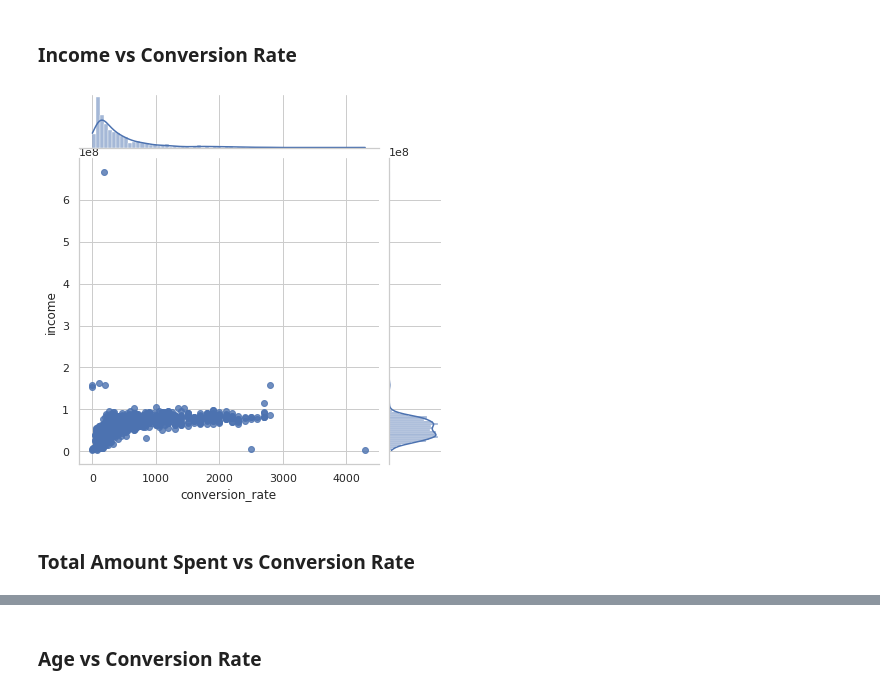
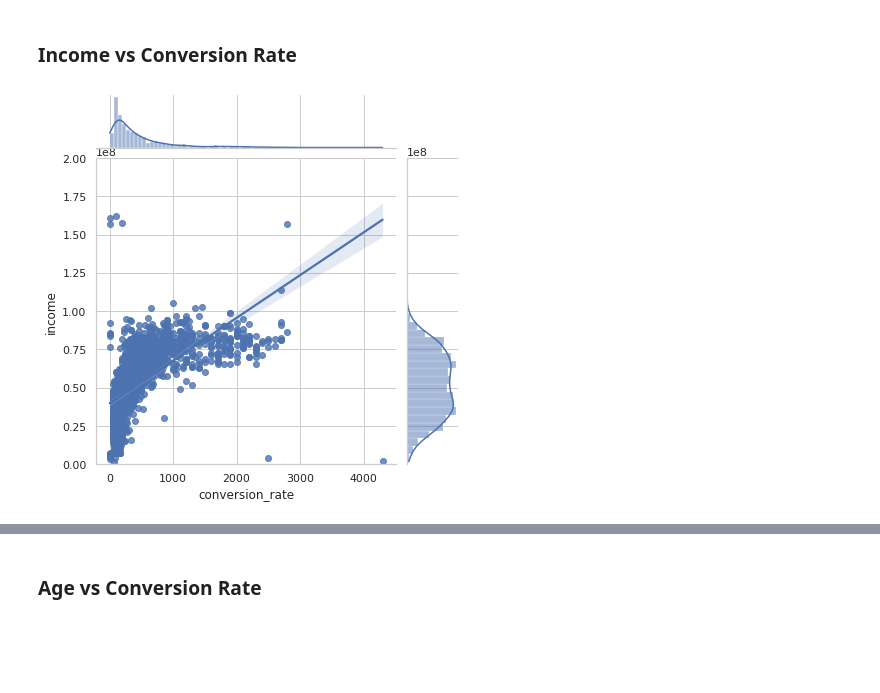
Before and after one commit to irfan-fadhlurrahman/marketing-performance-cust, a Jupyter notebook: notebook/Task_1.ipynb, the cells around one changed output, grey strips where cells are left out. Saved outputs shown, nothing was run; the diff lists cells and outputs as text; code cells hidden in the pictures; blank space fills up the shorter version.

```diff
--- a/notebook/Task_1.ipynb
+++ b/notebook/Task_1.ipynb
@@ -130,7 +150,7 @@ def feature_engineering(df):
 
     # conversion rate
     df['conversion_rate'] = 100 * df['total_purchase_count'] / df['num_web_visits_month']
-    df['conversion_rate'] = df['conversion_rate'].fillna(0)
+    df['conversion_rate'] = df['conversion_rate'].replace([np.inf, -np.inf], 0)
 
     # drop missing values
     return df.dropna()
@@ -154,5 +174,8 @@ def scatter_and_hist_plot(df, x, y):
 # %% [markdown]
 ### Income vs Total Amount Spent
 # %%
-scatter_and_hist_plot(df, x='total_amount_spent', y='income')
+sns.set_theme(style="whitegrid")
+sns.jointplot(data=df, x='total_amount_spent', y='income', kind='reg')
+plt.ylim([0, 2e8])
+plt.show()
 # %% [output]
@@ -160,8 +183,9 @@ scatter_and_hist_plot(df, x='total_amount_spent', y='income')
 # %% [markdown]
 ### Income vs Conversion Rate
 # %%
-scatter_and_hist_plot(df, x='conversion_rate', y='income')
+sns.set_theme(style="whitegrid")
+sns.jointplot(data=df, x='conversion_rate', y='income', kind='reg')
+plt.ylim([0, 2e8])
+plt.show()
 # %% [output]
-[figure, old version]
+[figure, new version]
-# %% [markdown]
-### Total Amount Spent vs Conversion Rate
```
Also changed, not shown: parts of 60 cells of this notebook.
